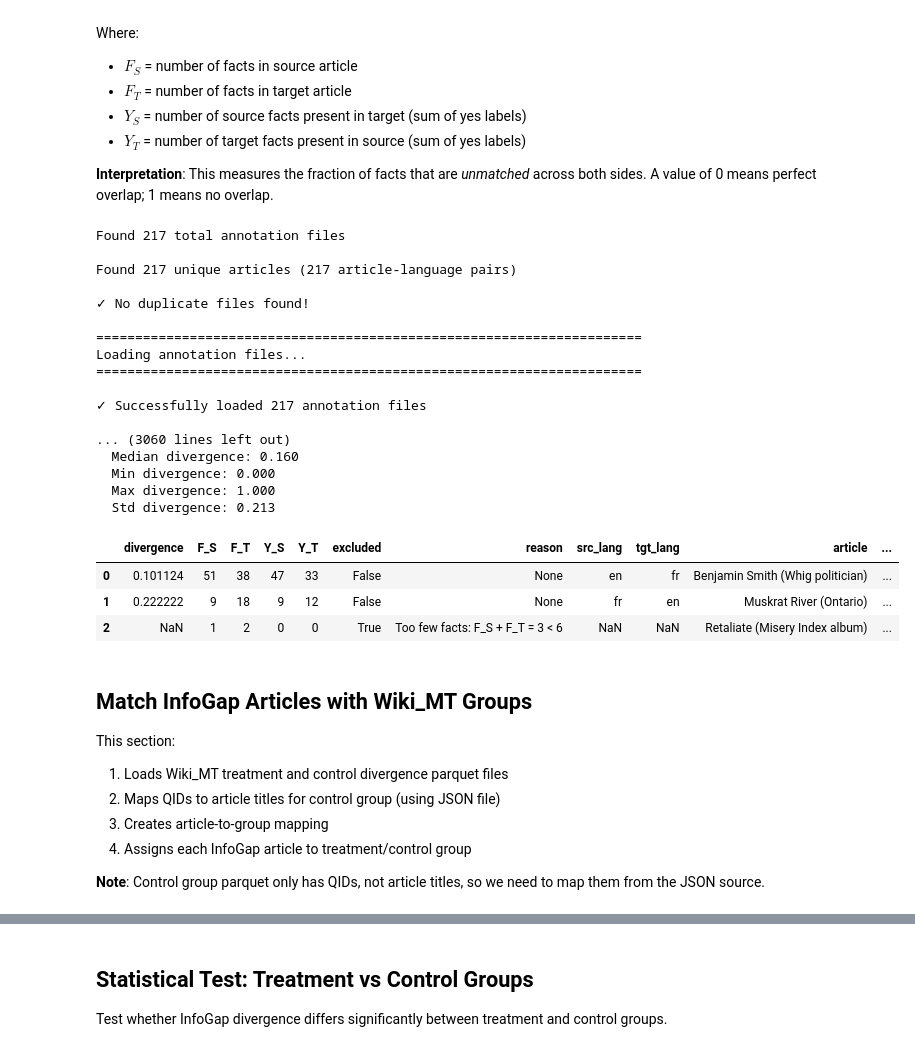
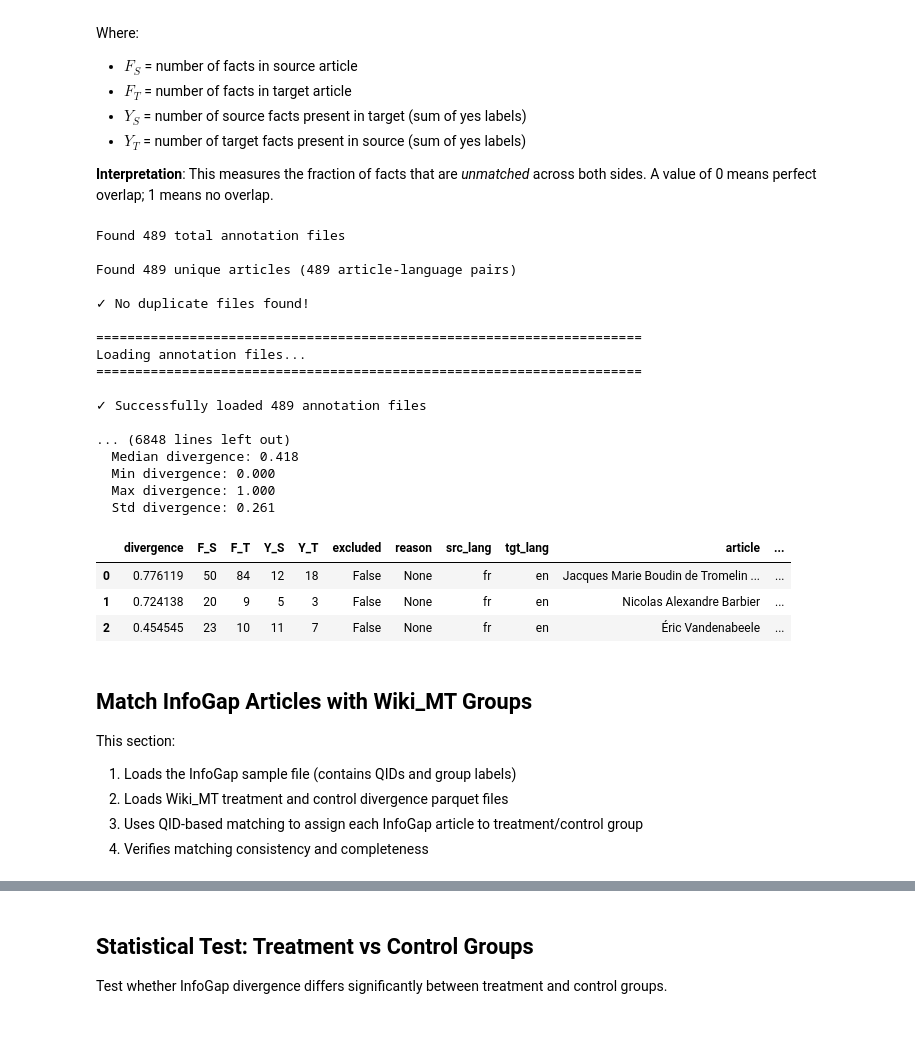
Before and after one commit to lorelupo/infogap, a Jupyter notebook: wikimt_analyze_annotations.ipynb, the cells around one changed output, grey strips where cells are left out. Drawn from its saved outputs; the diff is of its cells as text; code cells hidden in the pictures.

Commit message:
finalized wikimt_analyze_annotations.ipynb, the only remaining thing is to make it multilingual

```diff
--- a/wikimt_analyze_annotations.ipynb
+++ b/wikimt_analyze_annotations.ipynb
@@ -3,3 +8,34 @@
+# %%
+# ==============================================================================
+# CONFIGURATION - Update these paths for your environment
+# ==============================================================================
+import os
+
+# --- Data Paths ---
+INFOGAP_DIR = "/Users/llupo/dev/infogap"
+WIKIMT_DIR = "/Users/llupo/dev/wiki_mt"
+
+
+# InfoGap annotations directory (contains annotation_*.json files)
+ANNOTATIONS_DIR = os.path.join(INFOGAP_DIR, "scratch/annotation_save/wikigap_data")
+
+# InfoGap sample file (contains QIDs and group labels for the analyzed articles)
+INFOGAP_SAMPLE_FILE = os.path.join(INFOGAP_DIR, "scratch/sampled_combined_fr_n510.pkl")
+
+# Wiki_MT divergence analysis directory and files
+WIKIMT_DIV_TREAT = os.path.join(WIKIMT_DIR, "data/outputs/divergence_analysis/article_divergence_fr_treatment.parquet")
+WIKIMT_DIV_CONTROL = os.path.join(WIKIMT_DIR, "data/outputs/divergence_analysis/article_divergence_fr_control.parquet")
+
+# --- Analysis Parameters ---
+# Statistical significance level
+ALPHA = 0.05
+
+# Minimum observations per arm for treatment effect estimation
+MIN_PER_ARM = 3
+
+# Language codes
+SOURCE_LANG = "en"  # Source language
+TARGET_LANG = "fr"  # Target language
 # %% [markdown]
 ## Compute Symmetric Reference Divergence
 
@@ -25,8 +61,7 @@ from collections import defaultdict
 # STEP 1: Load annotation files and detect duplicates
 # ==============================================================================
 
-annotation_dir = ANNOTATIONS_DIR
-annotation_files = list(Path(annotation_dir).glob("annotation_*.json"))
+annotation_files = list(Path(ANNOTATIONS_DIR).glob("annotation_*.json"))
 
 print(f"Found {len(annotation_files)} total annotation files\n")
 
@@ -253,57 +288,55 @@ for i, df in enumerate(output_dfs):
 # STEP 5: Create summary DataFrame
 # ==============================================================================
 
-divergence_df = pd.DataFrame(divergence_results)
+infogap_div_df = pd.DataFrame(divergence_results)
 
 print("\n" + "="*70)
 print("SUMMARY")
 print("="*70)
 display_cols = ['article', 'divergence', 'F_S', 'F_T', 'Y_S', 'Y_T', 'excluded']
-print(divergence_df[display_cols].to_string(index=False))
+print(infogap_div_df[display_cols].to_string(index=False))
 
-non_excluded = divergence_df[~divergence_df['excluded']]
+non_excluded = infogap_div_df[~infogap_div_df['excluded']]
 if len(non_excluded) > 0:
     print(f"\nStatistics (non-excluded articles):")
     print(f"  Count: {len(non_excluded)}")
     print(f"  Mean divergence: {non_excluded['divergence'].mean():.3f}")
     print(f"  Median divergence: {non_excluded['divergence'].median():.3f}")
     print(f"  Min divergence: {non_excluded['divergence'].min():.3f}")
     print(f"  Max divergence: {non_excluded['divergence'].max():.3f}")
     print(f"  Std divergence: {non_excluded['divergence'].std():.3f}")
 else:
     print("\n⚠️  No valid article pairs to compute statistics")
 
 # Display the DataFrame
-divergence_df.head(3)
+infogap_div_df.head(3)
 # %% [output]
-Found 217 total annotation files
+Found 489 total annotation files
 
-Found 217 unique articles (217 article-language pairs)
+Found 489 unique articles (489 article-language pairs)
 
 ✓ No duplicate files found!
 
 ======================================================================
 Loading annotation files...
 ======================================================================
 
-✓ Successfully loaded 217 annotation files
+✓ Successfully loaded 489 annotation files
 
-... (3060 lines left out)
-  Median divergence: 0.160
+... (6848 lines left out)
+  Median divergence: 0.418
   Min divergence: 0.000
   Max divergence: 1.000
-  Std divergence: 0.213
+  Std divergence: 0.261
 |  | divergence | F_S | F_T | Y_S | Y_T | excluded | reason | src_lang | tgt_lang | article | ... |
-| 0 | 0.101124 | 51 | 38 | 47 | 33 | False | None | en | fr | Benjamin Smith (Whig politician) | ... |
-| 1 | 0.222222 | 9 | 18 | 9 | 12 | False | None | fr | en | Muskrat River (Ontario) | ... |
-| 2 | NaN | 1 | 2 | 0 | 0 | True | Too few facts: F_S + F_T = 3 < 6 | NaN | NaN | Retaliate (Misery Index album) | ... |
+| 0 | 0.776119 | 50 | 84 | 12 | 18 | False | None | fr | en | Jacques Marie Boudin de Tromelin ... | ... |
+| 1 | 0.724138 | 20 | 9 | 5 | 3 | False | None | fr | en | Nicolas Alexandre Barbier | ... |
+| 2 | 0.454545 | 23 | 10 | 11 | 7 | False | None | fr | en | Éric Vandenabeele | ... |
 # %% [markdown]
 ## Match InfoGap Articles with Wiki_MT Groups
 
 This section:
-1. Loads Wiki_MT treatment and control divergence parquet files
-2. Maps QIDs to article titles for control group (using JSON file)
-3. Creates article-to-group mapping
-4. Assigns each InfoGap article to treatment/control group
-
-**Note**: Control group parquet only has QIDs, not article titles, so we need to map them from the JSON source.
+1. Loads the InfoGap sample file (contains QIDs and group labels)
+2. Loads Wiki_MT treatment and control divergence parquet files
+3. Uses QID-based matching to assign each InfoGap article to treatment/control group
+4. Verifies matching consistency and completeness
```
Also changed, not shown: parts of 7 cells of this notebook, 1 other file.
